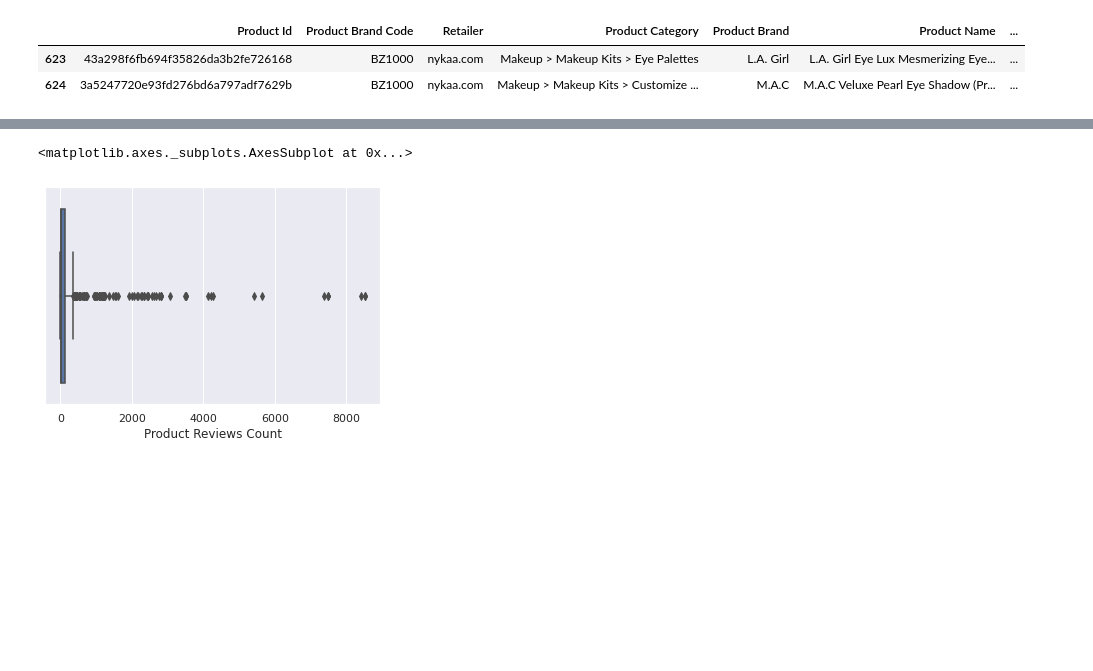
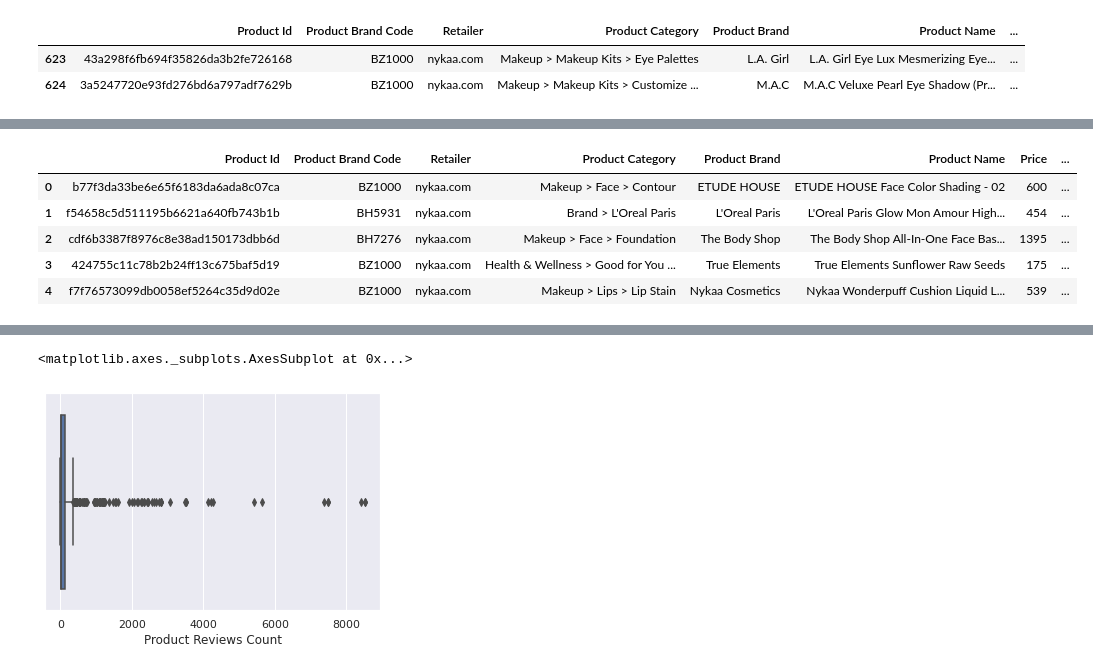
Before and after one commit to Velanjali/Basic-ML, a Jupyter notebook: Nykaa_Products_Review.ipynb, the cells around one changed output, grey strips where cells are left out. Saved outputs shown, nothing was run; the diff lists cells and outputs as text; code cells hidden in the pictures; blank space fills up the shorter version.

```diff
--- a/Nykaa_Products_Review.ipynb
+++ b/Nykaa_Products_Review.ipynb
@@ -48,0 +110,10 @@ prd.drop_duplicates()
+# %%
+prd.rename(columns = {'Product Rating':'Rating','Product Price':'Price'},inplace=True)
+prd.head()
+# %% [output]
+|  | Product Id | Product Brand Code | Retailer | Product Category | Product Brand | Product Name | Price | ... |
+| 0 | b77f3da33be6e65f6183da6ada8c07ca | BZ1000 | nykaa.com | Makeup > Face > Contour | ETUDE HOUSE | ETUDE HOUSE Face Color Shading - 02 | 600 | ... |
+| 1 | f54658c5d511195b6621a640fb743b1b | BH5931 | nykaa.com | Brand > L'Oreal Paris | L'Oreal Paris | L'Oreal Paris Glow Mon Amour High... | 454 | ... |
+| 2 | cdf6b3387f8976c8e38ad150173dbb6d | BH7276 | nykaa.com | Makeup > Face > Foundation | The Body Shop | The Body Shop All-In-One Face Bas... | 1395 | ... |
+| 3 | 424755c11c78b2b24ff13c675baf5d19 | BZ1000 | nykaa.com | Health & Wellness > Good for You ... | True Elements | True Elements Sunflower Raw Seeds | 175 | ... |
+| 4 | f7f76573099db0058ef5264c35d9d02e | BZ1000 | nykaa.com | Makeup > Lips > Lip Stain | Nykaa Cosmetics | Nykaa Wonderpuff Cushion Liquid L... | 539 | ... |
```
Also changed, not shown: parts of 26 cells of this notebook.
